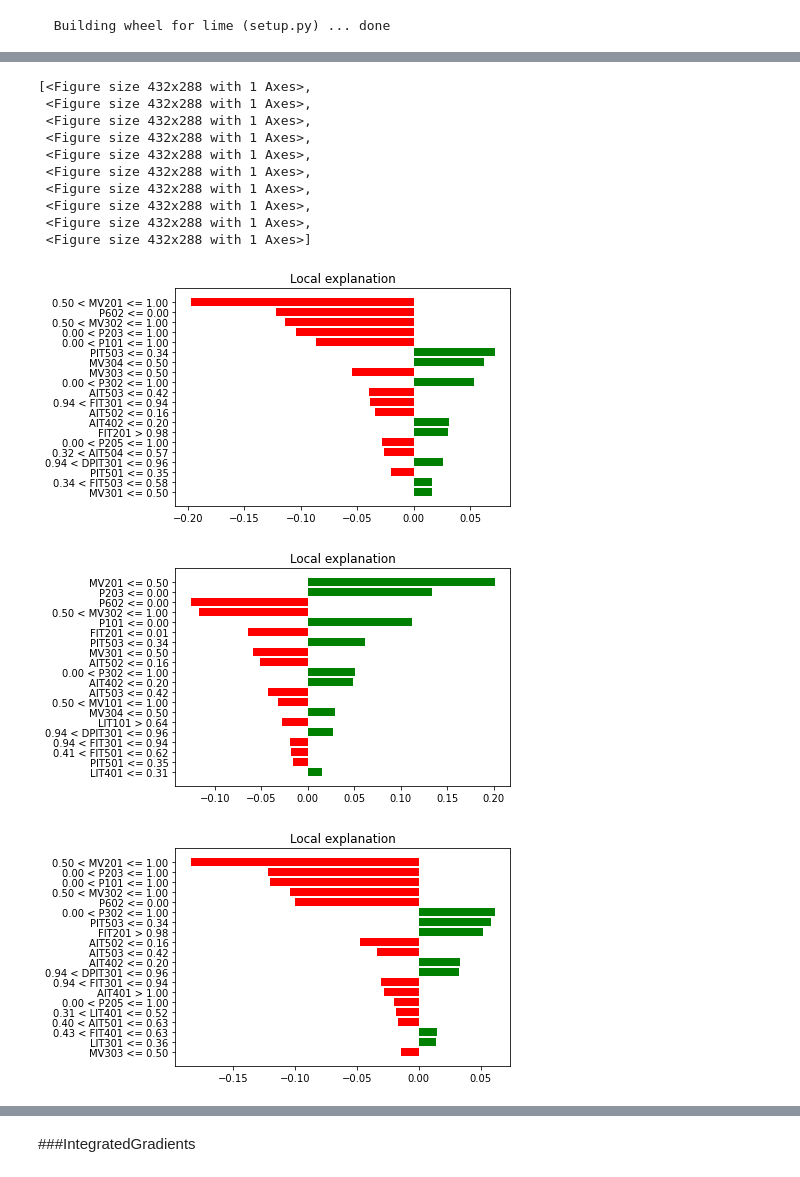
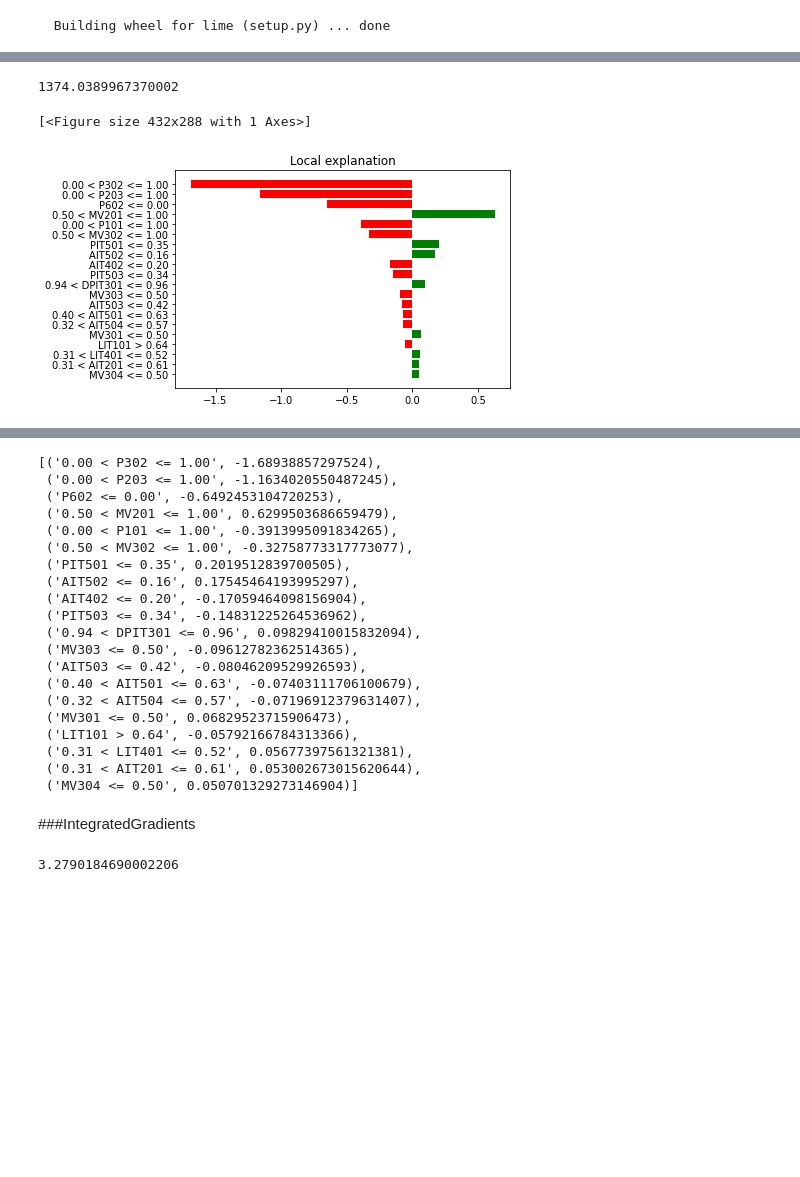
Before and after one commit to Geebigib/Explainable-Anomaly-detection-In-ICS, a Jupyter notebook: Neural_Base_Model.ipynb, the cells around one changed output, grey strips where cells are left out. Cells and saved outputs as stored; diff of their text form; code cells hidden in the pictures; blank space fills up the shorter version.

```diff
--- a/Neural_Base_Model.ipynb
+++ b/Neural_Base_Model.ipynb
@@ -343,6 +336,5 @@ import shap
 # %%
-X_train_summary = shap.sample(train_scale, 50)
-shap_explainer = shap.KernelExplainer(model=model.decision_function, data=X_train_summary, link="logit")
+shap_explainer = shap.KernelExplainer(model=model.model_.predict, data=X_train_summary)
 # %%
 #attack no.1
 #sample data  in attack no.1 for 100 instance
@@ -370,7 +413,7 @@ import lime
 import lime.lime_tabular
 from lime import submodular_pick
 # %%
-explainer = lime.lime_tabular.LimeTabularExplainer(X_train_summary.data, feature_names=train_scale.columns,
+lime = lime.lime_tabular.LimeTabularExplainer(X_train_summary.data, feature_names=train_scale.columns,
                                                    verbose=True, mode='regression')
 # %%
 def lime_explainer(sample):
@@ -381,4 +424,4 @@ def lime_explainer(sample):
   return score
 # %%
-exp = lime_explainer(sample)
+# exp = lime_explainer(sample)
 # %%
@@ -392,7 +441,9 @@ a.show_in_notebook(show_table=False)
 # %% [output]
 [interactive output not drawn]
 # %%
-sp_obj = submodular_pick.SubmodularPick(explainer, sample.values, model.decision_function, num_features=20,num_exps_desired=10)
+start = timeit.default_timer()
+sp_obj = submodular_pick.SubmodularPick(lime, sample.values, model.decision_function, num_features=20,num_exps_desired=1)
+end = timeit.default_timer()
 # %% [output]
 Requested sample size larger than
                               size of input data. Using all data
@@ -416,16 +467,9 @@ Right: 0.03293698
+# %%
+print(end-start)
+# %% [output]
+1374.0389967370002
 # %%
-[exp.as_pyplot_figure(label=1) for exp in sp_obj.sp_explanations]
+[exp.as_pyplot_figure(label=0) for exp in sp_obj.sp_explanations]
 # %% [output]
-[<Figure size 432x288 with 1 Axes>,
- <Figure size 432x288 with 1 Axes>,
- <Figure size 432x288 with 1 Axes>,
- <Figure size 432x288 with 1 Axes>,
- <Figure size 432x288 with 1 Axes>,
- <Figure size 432x288 with 1 Axes>,
- <Figure size 432x288 with 1 Axes>,
- <Figure size 432x288 with 1 Axes>,
- <Figure size 432x288 with 1 Axes>,
- <Figure size 432x288 with 1 Axes>]
+[<Figure size 432x288 with 1 Axes>]
-[figure, old version]
+[figure, new version]
-[figure, removed]
-[figure, removed]
@@ -439,3 +476,26 @@ Right: 0.03293698
+# %%
+sp_obj.sp_explanations[0].as_list()
+# %% [output]
+[('0.00 < P302 <= 1.00', -1.68938857297524),
+ ('0.00 < P203 <= 1.00', -1.1634020550487245),
+ ('P602 <= 0.00', -0.6492453104720253),
+ ('0.50 < MV201 <= 1.00', 0.6299503686659479),
+ ('0.00 < P101 <= 1.00', -0.3913995091834265),
+ ('0.50 < MV302 <= 1.00', -0.32758773317773077),
+ ('PIT501 <= 0.35', 0.2019512839700505),
+ ('AIT502 <= 0.16', 0.17545464193995297),
+ ('AIT402 <= 0.20', -0.17059464098156904),
+ ('PIT503 <= 0.34', -0.14831225264536962),
+ ('0.94 < DPIT301 <= 0.96', 0.09829410015832094),
+ ('MV303 <= 0.50', -0.09612782362514365),
+ ('AIT503 <= 0.42', -0.08046209529926593),
+ ('0.40 < AIT501 <= 0.63', -0.07403111706100679),
+ ('0.32 < AIT504 <= 0.57', -0.07196912379631407),
+ ('MV301 <= 0.50', 0.06829523715906473),
+ ('LIT101 > 0.64', -0.05792166784313366),
+ ('0.31 < LIT401 <= 0.52', 0.05677397561321381),
+ ('0.31 < AIT201 <= 0.61', 0.053002673015620644),
+ ('MV304 <= 0.50', 0.050701329273146904)]
 # %% [markdown]
 ###IntegratedGradients
 # %%
@@ -457 +519,5 @@ explanation = ig.explain(sample.to_numpy(),
+# %%
+print(end-start)
+# %% [output]
+3.2790184690002206
 # %%
```
Also changed, not shown: parts of 50 cells of this notebook.
